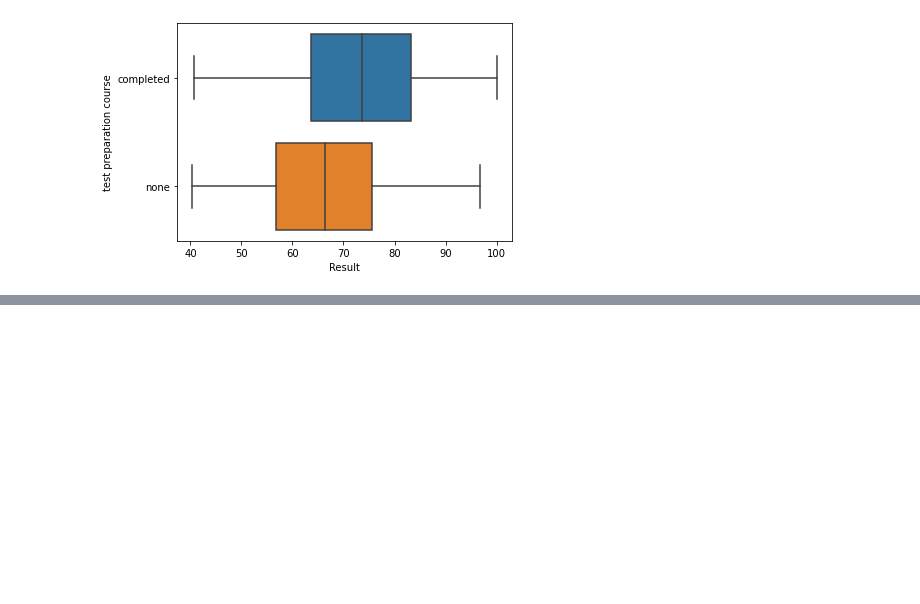
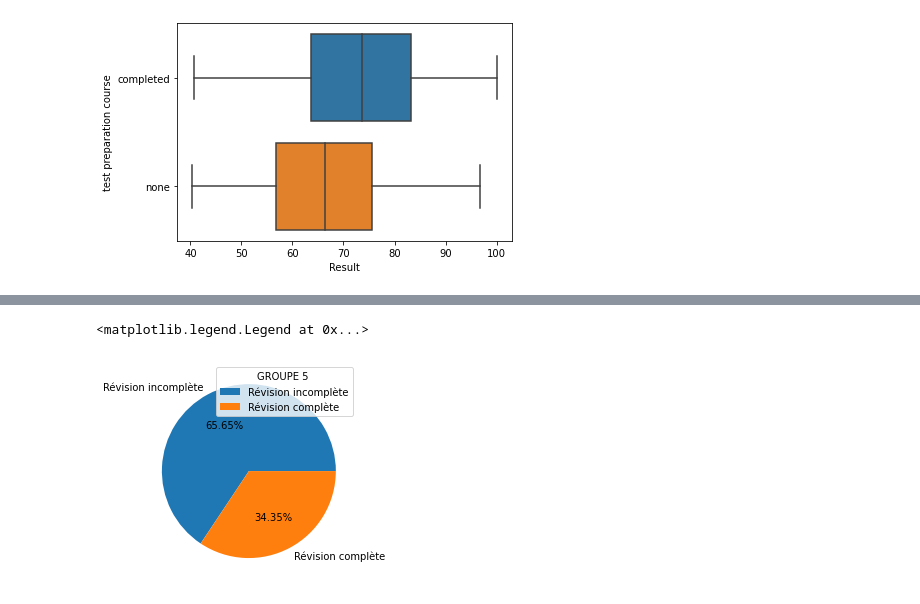
Before and after one commit to faycalzaazoua/DataTreatmentJUPYTER, a Jupyter notebook: data PY/project_23_09/project.ipynb, the cells around one changed output, grey strips where cells are left out. Drawn from its saved outputs; the diff is of its cells as text; code cells hidden in the pictures; blank space fills up the shorter version.

```diff
--- a/data PY/project_23_09/project.ipynb
+++ b/data PY/project_23_09/project.ipynb
@@ -59,0 +66,11 @@ sns.catplot(data=a, x="race/ethnicity", y="Result",height=10, kind="bar" )
+# %%
+tmp = a[a['race/ethnicity'] == 5]
+tmp['test preparation course'].value_counts()
+x = [86, 45]
+plt.pie(x, labels = ['Révision incomplète', 'Révision complète'],
+        normalize = True,
+        autopct = lambda x: str(round(x, 2)) + '%')
+plt.legend(title='GROUPE 5 ')
+# %% [output]
+<matplotlib.legend.Legend at 0x...>
+[figure, added]
```
Also changed, not shown: parts of 10 cells of this notebook.
